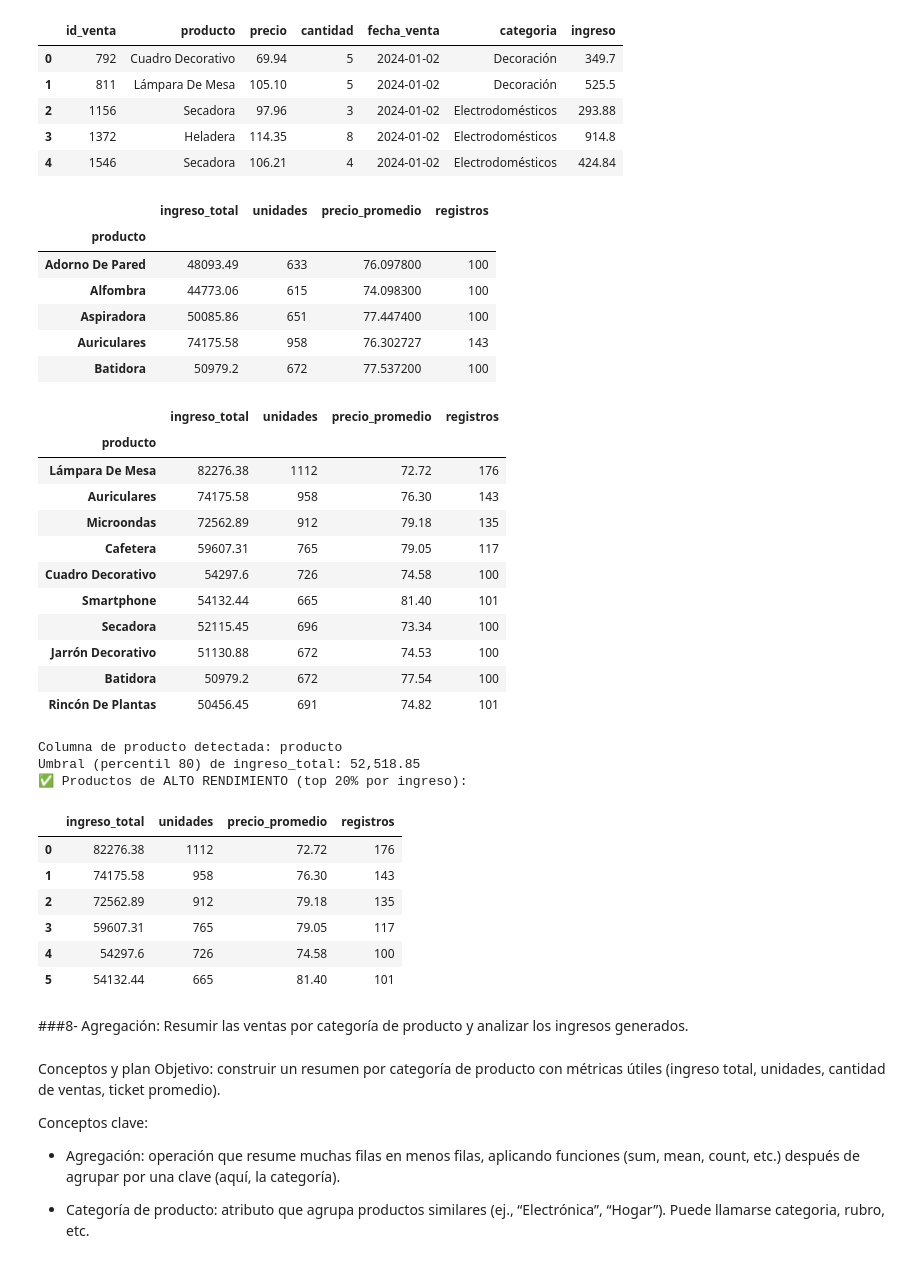
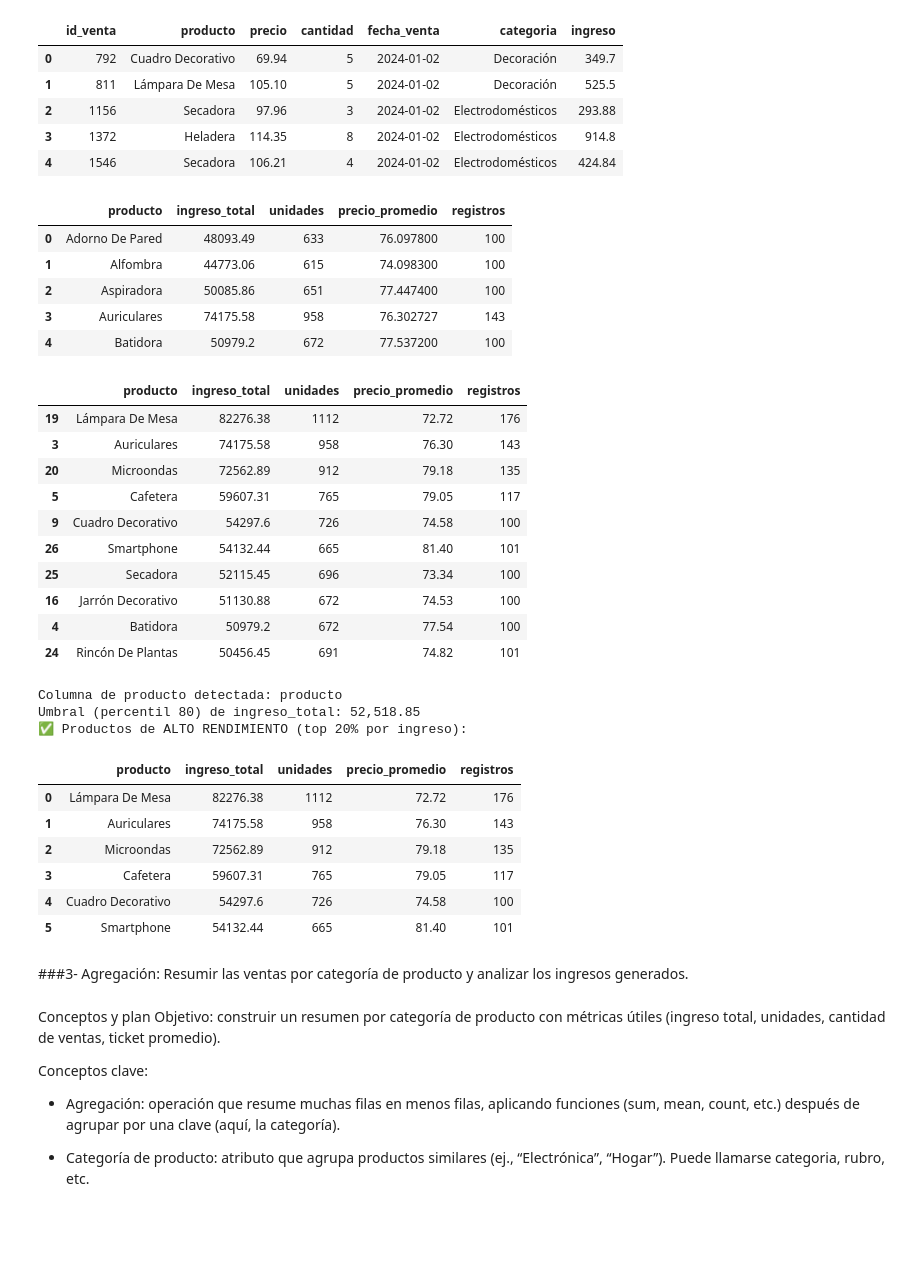
Before and after one commit to mayrasotoperez/SOTO_PEREZ_Mayra-Comision_25262-TPI_Data_Analytic-Entrega_Final, a Jupyter notebook: Entrega_Final_Mayra_Soto_Perez.ipynb, the cells around one changed output. Drawn from its saved outputs; the diff is of its cells as text; code cells hidden in the pictures; blank space fills up the shorter version.

```diff
--- a/Entrega_Final_Mayra_Soto_Perez.ipynb
+++ b/Entrega_Final_Mayra_Soto_Perez.ipynb
@@ -520,22 +520,29 @@ ventas_perf.head()
 | 4 | 1546 | Secadora | 106.21 | 4 | 2024-01-02 | Electrodomésticos | 424.84 |
 # %%
 # 3️⃣ Agregar métricas por producto
-resumen_prod = ventas_perf.groupby(by=prod_col).agg(
+resumen_prod = (
+    ventas_perf
+    .groupby(
+        by="producto",
+        dropna=False,
+        as_index=False,
+        observed=False)
+    .agg(
         ingreso_total=('ingreso', 'sum'),   # Suma de 'ingreso' por grupo (skipna=True por defecto).
         unidades=('cantidad', 'sum'),       # Suma de 'cantidad' por grupo.
         precio_promedio=('precio', 'mean'), # Promedio simple de 'precio' por grupo (ignora NaN).
         registros=('ingreso', 'size')       # Número de filas en el grupo (cuenta TODO, incluso NaN).
     )
+)
 
 resumen_prod.head()
 # %% [output]
-|  | ingreso_total | unidades | precio_promedio | registros |
-| producto |  |  |  |  |
-| Adorno De Pared | 48093.49 | 633 | 76.097800 | 100 |
-| Alfombra | 44773.06 | 615 | 74.098300 | 100 |
-| Aspiradora | 50085.86 | 651 | 77.447400 | 100 |
-| Auriculares | 74175.58 | 958 | 76.302727 | 143 |
-| Batidora | 50979.2 | 672 | 77.537200 | 100 |
+|  | producto | ingreso_total | unidades | precio_promedio | registros |
+| 0 | Adorno De Pared | 48093.49 | 633 | 76.097800 | 100 |
+| 1 | Alfombra | 44773.06 | 615 | 74.098300 | 100 |
+| 2 | Aspiradora | 50085.86 | 651 | 77.447400 | 100 |
+| 3 | Auriculares | 74175.58 | 958 | 76.302727 | 143 |
+| 4 | Batidora | 50979.2 | 672 | 77.537200 | 100 |
 # %%
 
 #ordenar resumen_prod por el mayor ingreso_total, y redondear precio_promedio a 2 decimales redondeado
@@ -543,18 +550,17 @@ resumen_prod = resumen_prod.sort_values(by='ingreso_total', ascending=False)
 resumen_prod['precio_promedio'] = resumen_prod['precio_promedio'].round(2)
 display(resumen_prod.head(10))
 # %% [output]
-|  | ingreso_total | unidades | precio_promedio | registros |
-| producto |  |  |  |  |
-| Lámpara De Mesa | 82276.38 | 1112 | 72.72 | 176 |
-| Auriculares | 74175.58 | 958 | 76.30 | 143 |
-| Microondas | 72562.89 | 912 | 79.18 | 135 |
-| Cafetera | 59607.31 | 765 | 79.05 | 117 |
-| Cuadro Decorativo | 54297.6 | 726 | 74.58 | 100 |
-| Smartphone | 54132.44 | 665 | 81.40 | 101 |
-| Secadora | 52115.45 | 696 | 73.34 | 100 |
-| Jarrón Decorativo | 51130.88 | 672 | 74.53 | 100 |
-| Batidora | 50979.2 | 672 | 77.54 | 100 |
-| Rincón De Plantas | 50456.45 | 691 | 74.82 | 101 |
+|  | producto | ingreso_total | unidades | precio_promedio | registros |
+| 19 | Lámpara De Mesa | 82276.38 | 1112 | 72.72 | 176 |
+| 3 | Auriculares | 74175.58 | 958 | 76.30 | 143 |
+| 20 | Microondas | 72562.89 | 912 | 79.18 | 135 |
+| 5 | Cafetera | 59607.31 | 765 | 79.05 | 117 |
+| 9 | Cuadro Decorativo | 54297.6 | 726 | 74.58 | 100 |
+| 26 | Smartphone | 54132.44 | 665 | 81.40 | 101 |
+| 25 | Secadora | 52115.45 | 696 | 73.34 | 100 |
+| 16 | Jarrón Decorativo | 51130.88 | 672 | 74.53 | 100 |
+| 4 | Batidora | 50979.2 | 672 | 77.54 | 100 |
+| 24 | Rincón De Plantas | 50456.45 | 691 | 74.82 | 101 |
 # %%
 # 4️⃣ Calcular percentil 80 de ingreso_total
 # --------------------------------------------------------
@@ -590,15 +596,15 @@ display(ventas_top.head(20))
 Columna de producto detectada: producto
 Umbral (percentil 80) de ingreso_total: 52,518.85
 ✅ Productos de ALTO RENDIMIENTO (top 20% por ingreso):
-|  | ingreso_total | unidades | precio_promedio | registros |
-| 0 | 82276.38 | 1112 | 72.72 | 176 |
-| 1 | 74175.58 | 958 | 76.30 | 143 |
-| 2 | 72562.89 | 912 | 79.18 | 135 |
-| 3 | 59607.31 | 765 | 79.05 | 117 |
-| 4 | 54297.6 | 726 | 74.58 | 100 |
-| 5 | 54132.44 | 665 | 81.40 | 101 |
+|  | producto | ingreso_total | unidades | precio_promedio | registros |
+| 0 | Lámpara De Mesa | 82276.38 | 1112 | 72.72 | 176 |
+| 1 | Auriculares | 74175.58 | 958 | 76.30 | 143 |
+| 2 | Microondas | 72562.89 | 912 | 79.18 | 135 |
+| 3 | Cafetera | 59607.31 | 765 | 79.05 | 117 |
+| 4 | Cuadro Decorativo | 54297.6 | 726 | 74.58 | 100 |
+| 5 | Smartphone | 54132.44 | 665 | 81.40 | 101 |
 # %% [markdown]
-###8- Agregación: Resumir las ventas por categoría de producto y analizar los ingresos generados.
+###3- Agregación: Resumir las ventas por categoría de producto y analizar los ingresos generados.
 # %% [markdown]
 Conceptos y plan
 Objetivo: construir un resumen por categoría de producto con métricas útiles (ingreso total, unidades, cantidad de ventas, ticket promedio).
```
Also changed, not shown: parts of 44 cells of this notebook.
